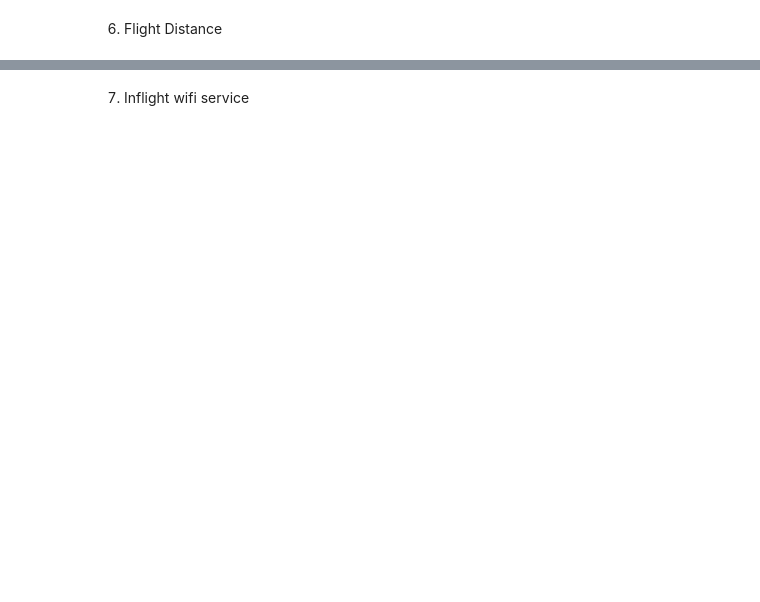
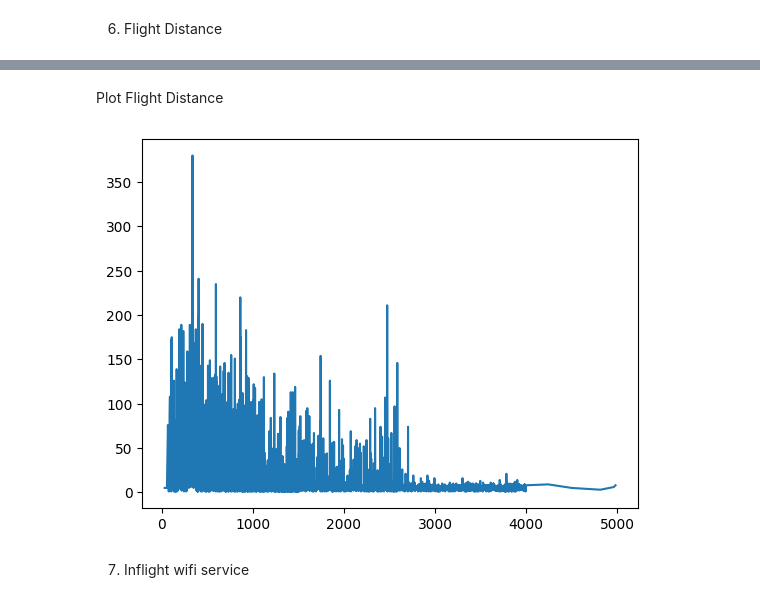
Before and after one commit to zahra121281/AIProjects2023-2024, a Jupyter notebook: DecisionTree/DecisionTree.ipynb, the cells around one changed output, grey strips where cells are left out. Saved outputs shown, nothing was run; the diff lists cells and outputs as text; code cells hidden in the pictures; blank space fills up the shorter version.

```diff
--- a/DecisionTree/DecisionTree.ipynb
+++ b/DecisionTree/DecisionTree.ipynb
@@ -106,3 +115,11 @@ print(train[['Flight Distance' , 'satisfaction']].groupby(['Flight Distance'] ,
+# %% [markdown]
+Plot Flight Distance
+# %%
+unique_values,count = np.unique(train["Flight Distance"], return_counts=True)
+plt.plot(unique_values,count)
+plt.show()
+# %% [output]
+[figure, added]
 # %% [markdown]
 7. Inflight wifi service
 # %%
```
Also changed, not shown: parts of 41 cells of this notebook, 7 other files.
